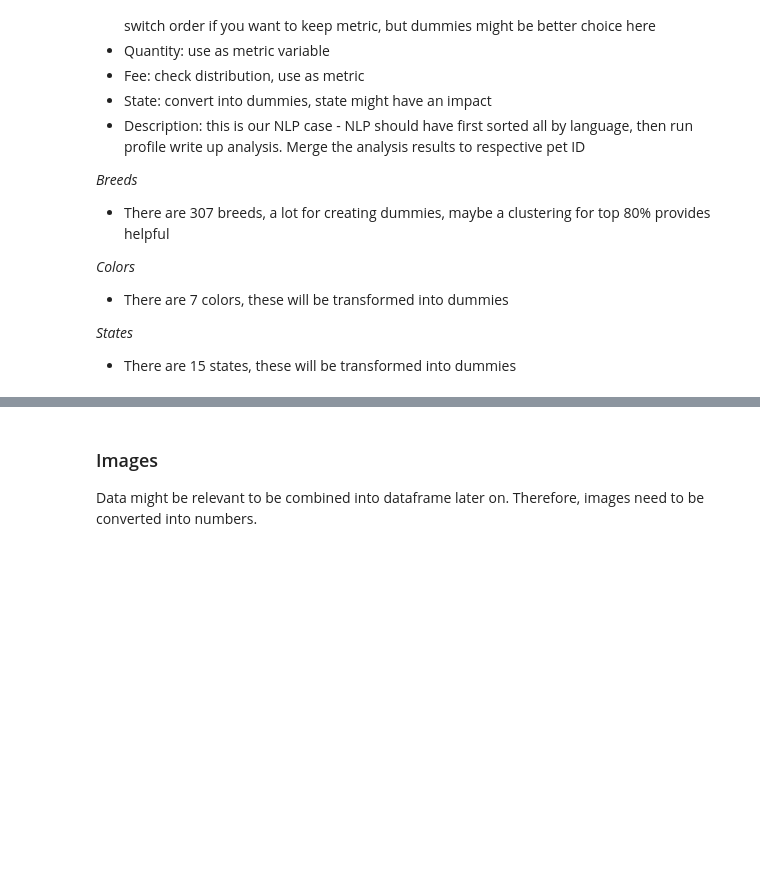
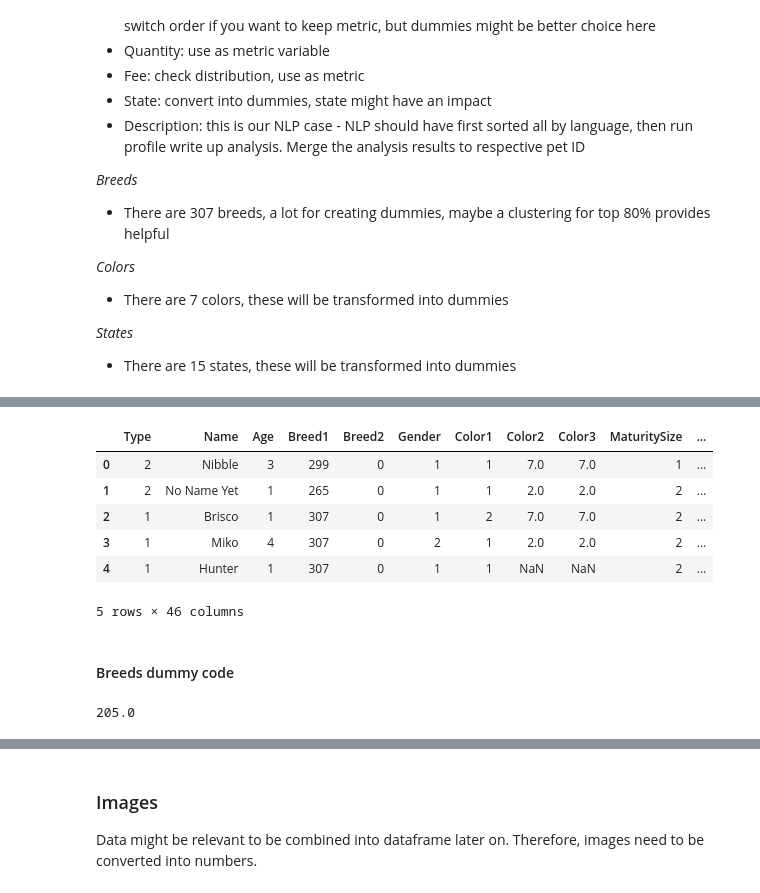
Before and after one commit to manuelfreude/kagglepetfinder, a Jupyter notebook: petfinder.ipynb, the cells around one changed output, grey strips where cells are left out. Drawn from its saved outputs; the diff is of its cells as text; code cells hidden in the pictures; blank space fills up the shorter version.

```diff
--- a/petfinder.ipynb
+++ b/petfinder.ipynb
@@ -411,0 +519,38 @@ Things to try:
+# %%
+# States column name cleanup
+
+train = pd.concat([train, state_dummies], axis=1)
+train.rename(columns={41336: 'Johor'}, inplace=True)
+train.rename(columns={41325: 'Kedah'}, inplace=True)
+train.rename(columns={41367: 'Kelantan'}, inplace=True)
+train.rename(columns={41401: 'Kuala Lumpur'}, inplace=True)
+train.rename(columns={41415: 'Labuan'}, inplace=True)
+train.rename(columns={41324: 'Melaka'}, inplace=True)
+train.rename(columns={41332: 'Negeri Sembilan'}, inplace=True)
+train.rename(columns={41335: 'Pahang'}, inplace=True)
+train.rename(columns={41330: 'Perak'}, inplace=True)
+train.rename(columns={41380: 'Perlis'}, inplace=True)
+train.rename(columns={41327: 'Pulau Pinang'}, inplace=True)
+train.rename(columns={41345: 'Sabah'}, inplace=True)
+train.rename(columns={41342: 'Sarawak'}, inplace=True)
+train.rename(columns={41326: 'Selangor'}, inplace=True)
+train.rename(columns={41361: 'Terengganu'}, inplace=True)
+
+train.head()
+# %% [output]
+|  | Type | Name | Age | Breed1 | Breed2 | Gender | Color1 | Color2 | Color3 | MaturitySize | ... |
+| 0 | 2 | Nibble | 3 | 299 | 0 | 1 | 1 | 7.0 | 7.0 | 1 | ... |
+| 1 | 2 | No Name Yet | 1 | 265 | 0 | 1 | 1 | 2.0 | 2.0 | 2 | ... |
+| 2 | 1 | Brisco | 1 | 307 | 0 | 1 | 2 | 7.0 | 7.0 | 2 | ... |
+| 3 | 1 | Miko | 4 | 307 | 0 | 2 | 1 | 2.0 | 2.0 | 2 | ... |
+| 4 | 1 | Hunter | 1 | 307 | 0 | 1 | 1 | NaN | NaN | 2 | ... |
+5 rows × 46 columns
+# %% [markdown]
+#### Breeds dummy code
+# %%
+# Breeds 80/20 tail-end cutoff detection
+
+train['Breedcount'] = train.groupby('Breed1')['Breed1'].transform('count')
+train['Breedcount'].quantile(0.2)
+# %% [output]
+205.0
```
Also changed, not shown: parts of 31 cells of this notebook.
